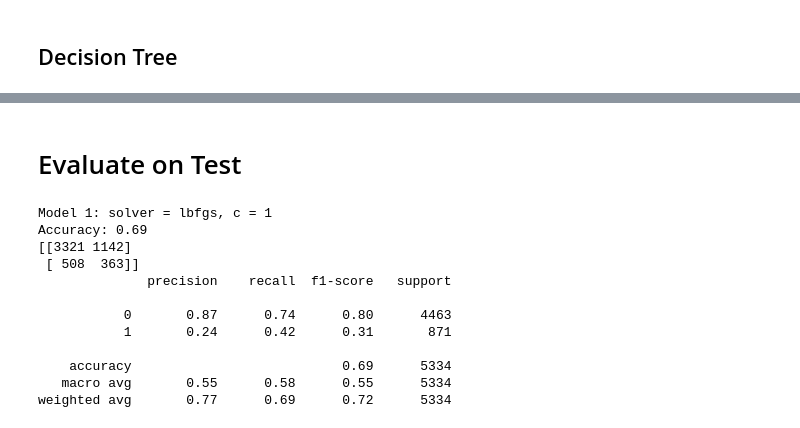
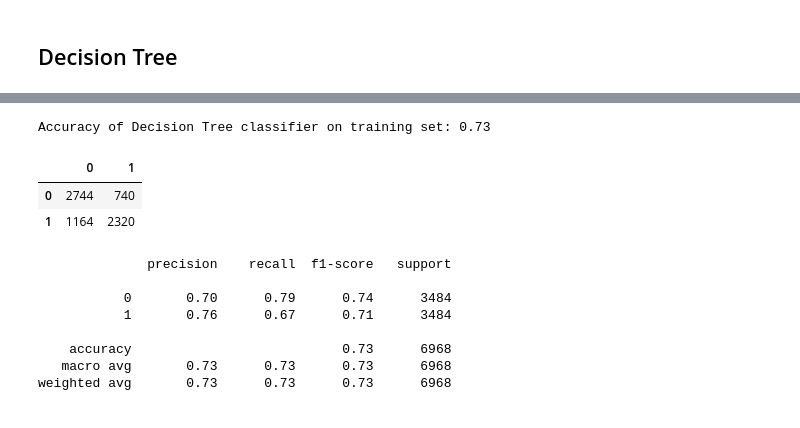
Before and after one commit to RAXR-Capstone/project_danger_zone, a Jupyter notebook: work_space/RobertWorkspace/robert_scratch-Copy_Modeling.ipynb, the cells around one changed output, grey strips where cells are left out. Cells and saved outputs as stored; diff of their text form; code cells hidden in the pictures.

Commit message:
updated models

```diff
--- a/work_space/RobertWorkspace/robert_scratch-Copy_Modeling.ipynb
+++ b/work_space/RobertWorkspace/robert_scratch-Copy_Modeling.ipynb
@@ -275,2 +776,6 @@ weighted avg       0.81      0.70      0.73      5334
+# %%
+from imblearn.under_sampling import NearMiss
+nm1 = NearMiss(version=3)
+X_resampled, y_resampled = nm1.fit_resample(X_train, y_train)
 # %% [markdown]
 ## Decision Tree
@@ -435,26 +782,33 @@ weighted avg       0.75      0.75      0.75     35704
-# %% [markdown]
-# Evaluate on Test
-# %%
-y_pred = logit.predict(X_test_scaled)
-y_pred_proba = logit.predict_proba(X_test_scaled)
-
-print("Model 1: solver = lbfgs, c = 1")
-
-print('Accuracy: {:.2f}'.format(logit.score(X_test_scaled, y_test)))
-
-print(confusion_matrix(y_test, y_pred))
-
-print(classification_report(y_test, y_pred))
-# %% [output]
-Model 1: solver = lbfgs, c = 1
-Accuracy: 0.69
-[[3321 1142]
- [ 508  363]]
-              precision    recall  f1-score   support
-
-           0       0.87      0.74      0.80      4463
-           1       0.24      0.42      0.31       871
-
-    accuracy                           0.69      5334
-   macro avg       0.55      0.58      0.55      5334
-weighted avg       0.77      0.69      0.72      5334
+# %%
+#creating the object
+clf = DecisionTreeClassifier(max_depth = 8, random_state=19)
+# fitting our thing
+clf = clf.fit(X_resampled, y_resampled)
+#creating the prediction
+y_pred = clf.predict(X_resampled)
+#creating prediction probabaility
+y_pred_proba = clf.predict_proba(X_resampled)
+# %%
+print('Accuracy of Decision Tree classifier on training set: {:.2f}'
+      .format(clf.score(X_resampled, y_resampled)))
+# %% [output]
+Accuracy of Decision Tree classifier on training set: 0.73
+# %%
+labels = sorted(y_resampled.unique())
+
+pd.DataFrame(confusion_matrix(y_resampled, y_pred), index=labels, columns=labels)
+# %% [output]
+|  | 0 | 1 |
+| 0 | 2744 | 740 |
+| 1 | 1164 | 2320 |
+# %%
+print(classification_report(y_resampled, y_pred))
+# %% [output]
+              precision    recall  f1-score   support
+
+           0       0.70      0.79      0.74      3484
+           1       0.76      0.67      0.71      3484
+
+    accuracy                           0.73      6968
+   macro avg       0.73      0.73      0.73      6968
+weighted avg       0.73      0.73      0.73      6968
```
Also changed, not shown: parts of 161 cells of this notebook.
